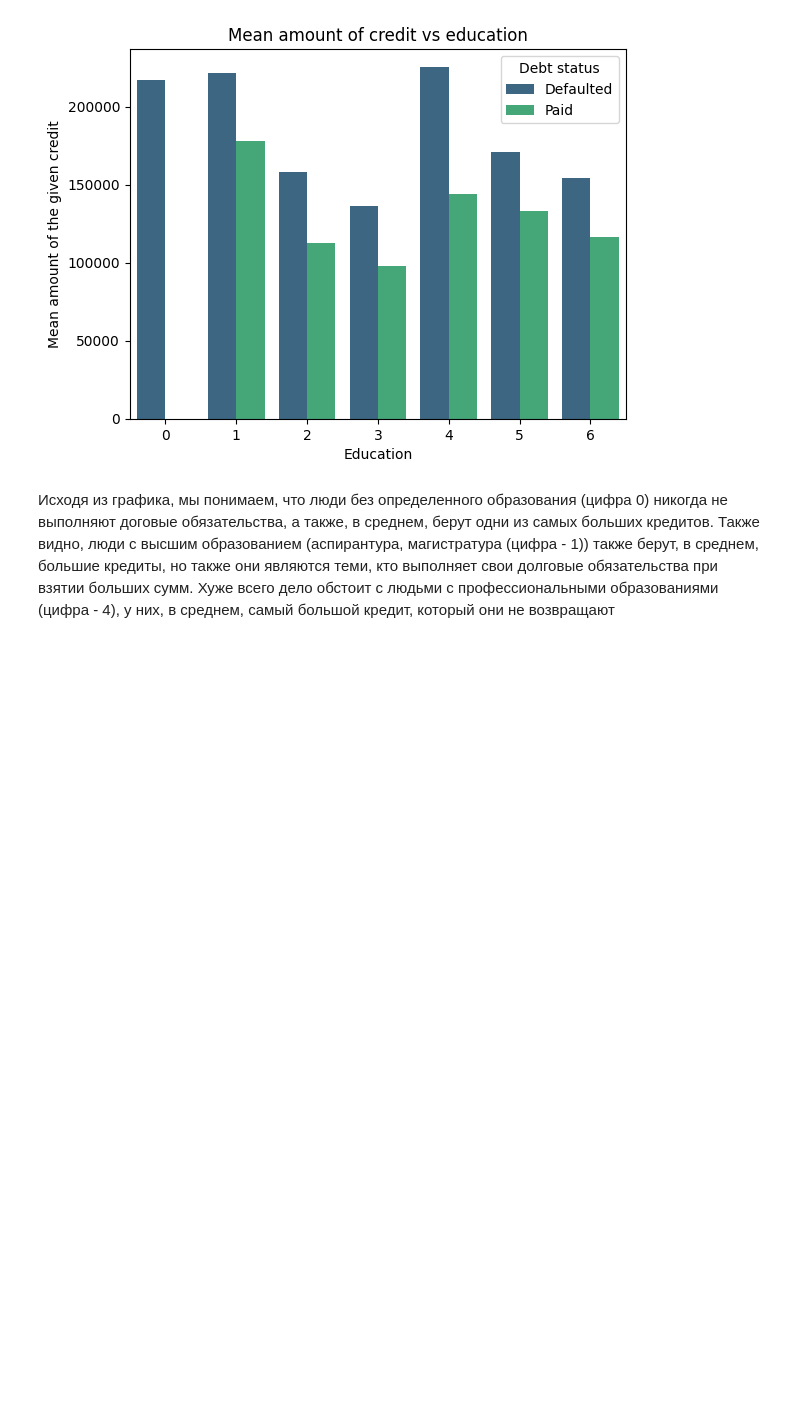
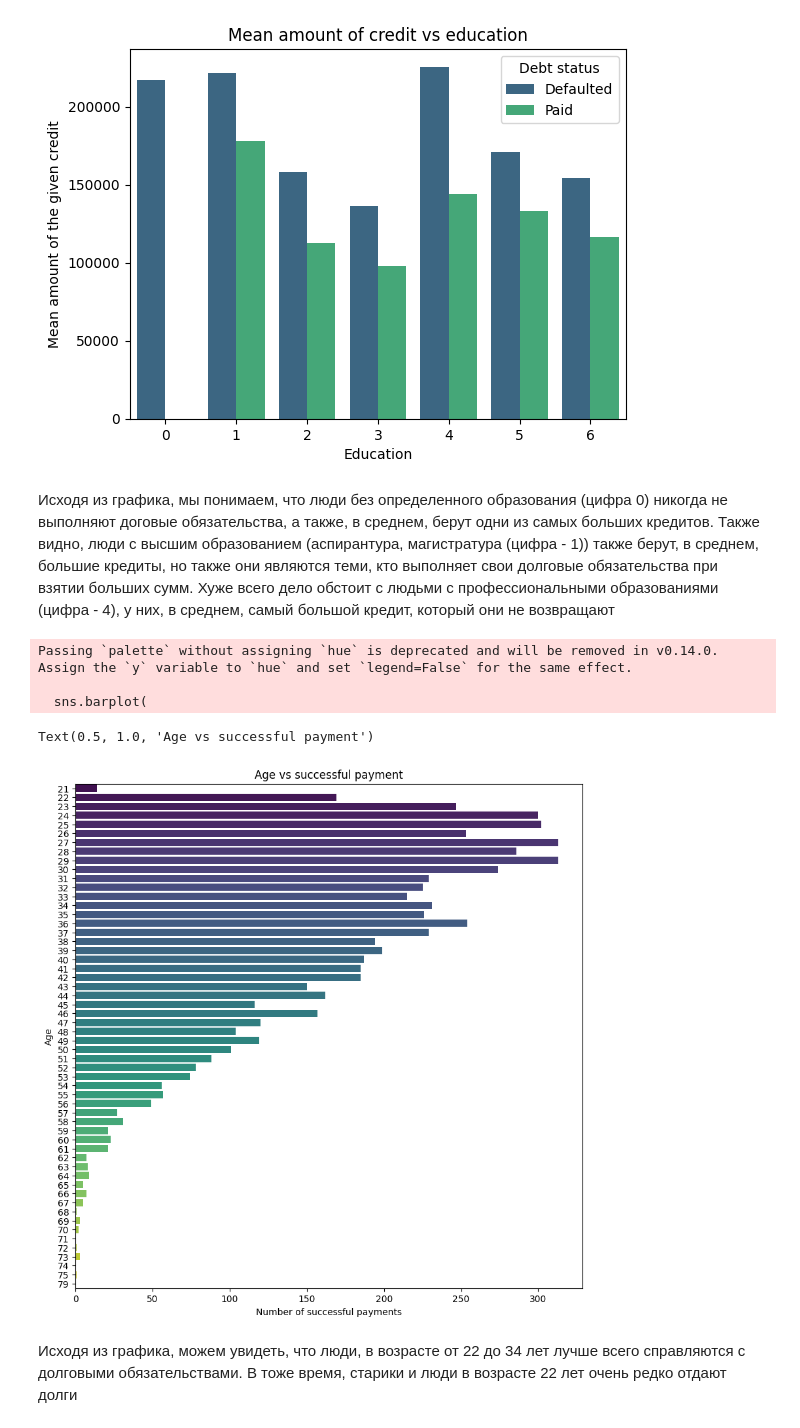
Before and after one commit to RePlay-h/Default-of-Credit-Card-Clients, a Jupyter notebook: EDA.ipynb, the cells around one changed output. Drawn from its saved outputs; the diff is of its cells as text; code cells hidden in the pictures; blank space fills up the shorter version.

```diff
--- a/EDA.ipynb
+++ b/EDA.ipynb
@@ -76,10 +73,10 @@ cols = df.iloc[0]
 df = df.iloc[1:]
 
 df.columns = cols
+# %%
+df = df[:].astype(int)
 # %%
 sex_map = {1: 'Male', 2: 'Female'}
-
-df['default payment next month'] = df['default payment next month'].astype(int)
 df['SEX'] = df['SEX'].map(sex_map)
 # %%
 
@@ -113,7 +110,7 @@ Text(0.5, 1.0, 'Mean amount of the given credit vs customers payment')
 # %% [markdown]
 Исходя из графика, можно понять, что люди, не выполняющие долговые обязательства, в среднем, брали суммы больше, чем те, кто выполнял
 # %%
-df['EDUCATION'] = df['EDUCATION'].astype(int)
+
 mean_limit_bal_by_education = (
     df.groupby(['EDUCATION', 'default payment next month'])['LIMIT_BAL']
     .mean()
@@ -156,3 +153,32 @@ plt.show()
 [figure]
 # %% [markdown]
 Исходя из графика, мы понимаем, что люди без определенного образования (цифра 0) никогда не выполняют договые обязательства, а также, в среднем, берут одни из самых больших кредитов. Также видно, люди с высшим образованием (аспирантура, магистратура (цифра - 1)) также берут, в среднем, большие кредиты, но также они являются теми, кто выполняет свои долговые обязательства при взятии больших сумм. Хуже всего дело обстоит с людьми с профессиональными образованиями (цифра - 4), у них, в среднем, самый большой кредит, который они не возвращают
+# %%
+age_by_payment = (
+    df.groupby('AGE')['default payment next month']
+    .sum()
+    .sort_values(ascending=False)
+    .reset_index()
+)
+
+fig = plt.figure(figsize=(10, 10))
+
+sns.barplot(
+    data=age_by_payment,
+    x='default payment next month',
+    y='AGE',
+    orient="h",
+    palette='viridis'
+)
+
+plt.xlabel('Number of successful payments')
+plt.ylabel('Age')
+plt.title('Age vs successful payment')
+# %% [output]
+Passing `palette` without assigning `hue` is deprecated and will be removed in v0.14.0. Assign the `y` variable to `hue` and set `legend=False` for the same effect.
+
+  sns.barplot(
+Text(0.5, 1.0, 'Age vs successful payment')
+[figure, added]
+# %% [markdown]
+Исходя из графика, можем увидеть, что люди, в возрасте от 22 до 34 лет лучше всего справляются с долговыми обязательствами. В тоже время, старики и люди в возрасте 22 лет очень редко отдают долги
```
Also changed, not shown: parts of 2 cells of this notebook.
